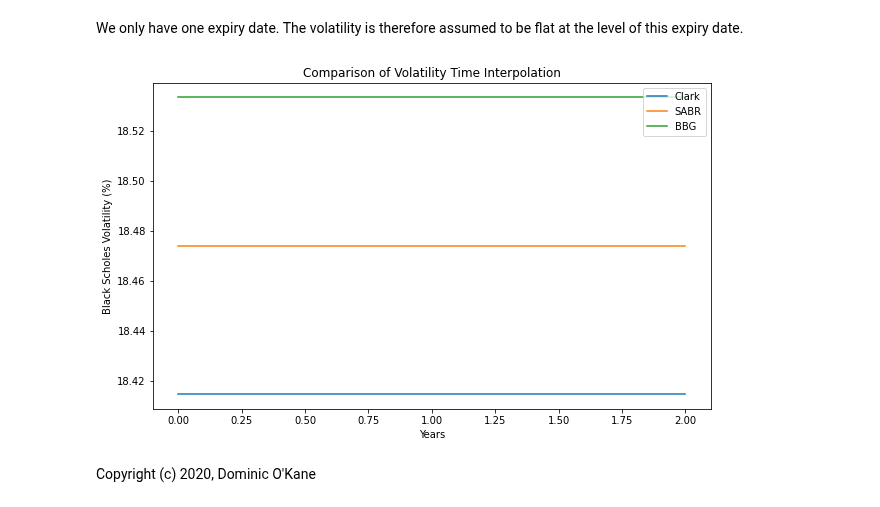
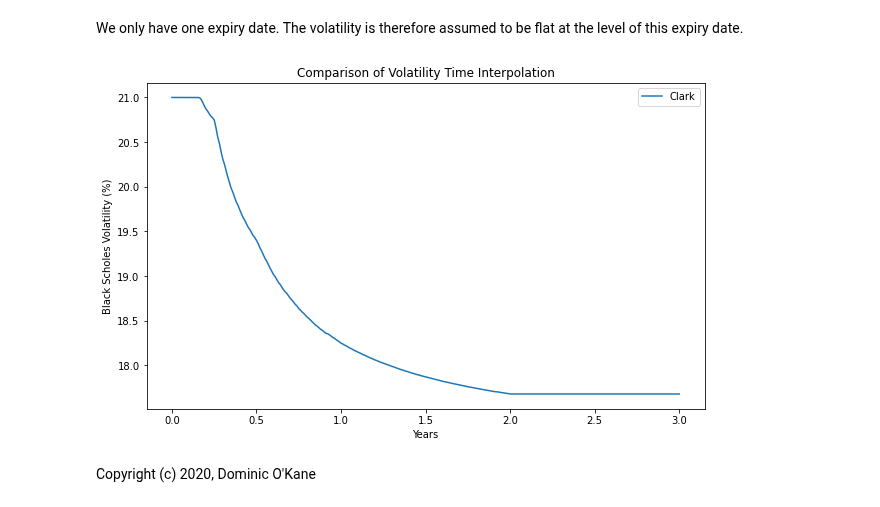
Before and after one commit to domokane/FinancePy, a Jupyter notebook: notebooks/products/fx/FXVolSurfaceConstructionPartThree.ipynb, the cells around one changed output. Drawn from its saved outputs; the diff is of its cells as text; code cells hidden in the pictures.

```diff
--- a/notebooks/products/fx/FXVolSurfaceConstructionPartThree.ipynb
+++ b/notebooks/products/fx/FXVolSurfaceConstructionPartThree.ipynb
@@ -168,0 +82,7 @@ FAILED FIT TO 10D RRV IN: -0.562000  OUT: -0.573768  DIFF: -0.011768
+# %%
+for i in range(0, len(expiryDates)):
+    fwd = fxVolSurfaceClark._F0T[i]
+    kATM = fxVolSurfaceClark._K_ATM[i]
+    vATM = fxVolSurfaceClark._atmVols[i]
+    volClark = fxVolSurfaceClark.volatility(kATM, expiryDates[i])
+    print("fwd", fwd, "KATM", kATM, "volATM", vATM*100, "volInterp", volClark*100)
@@ -235,35 +146,25 @@ plt.legend();
 # %% [markdown]
 We only have one expiry date. The volatility is therefore assumed to be flat at the level of this expiry date.
 # %%
-k = 1.30
+k = 1.35
 # %%
-years = np.linspace(0.0, 2.0, 100)
+years = np.linspace(0.0, 3.0, 301)
 # %%
 expiryDates = valueDate.addYears(years)
 # %%
 volsClark = []
-volsSABR = []
-volsBBG = []
 
 for expiryDate in expiryDates:
-
     volClark = fxVolSurfaceClark.volatility(k, expiryDate)
-    volSABR = fxVolSurfaceSABR.volatility(k, expiryDate)
-    volBBG = fxVolSurfaceBBG.volatility(k, expiryDate)
-
     volsClark.append(volClark*100.0)
-    volsSABR.append(volSABR*100.0)
-    volsBBG.append(volBBG*100.0)
 # %%
 plt.figure(figsize=(10,6))
 plt.plot(years, volsClark, label="Clark")
-plt.plot(years, volsSABR, label="SABR")
-plt.plot(years, volsBBG, label="BBG")
 plt.xlabel("Years")
 plt.ylabel("Black Scholes Volatility (%)")
 plt.title("Comparison of Volatility Time Interpolation")
 plt.legend();
 # %% [output]
-[figure, old version]
+[figure, new version]
 # %% [markdown]
 Copyright (c) 2020, Dominic O'Kane
```
Also changed, not shown: parts of 14 cells of this notebook, 10 other files.
